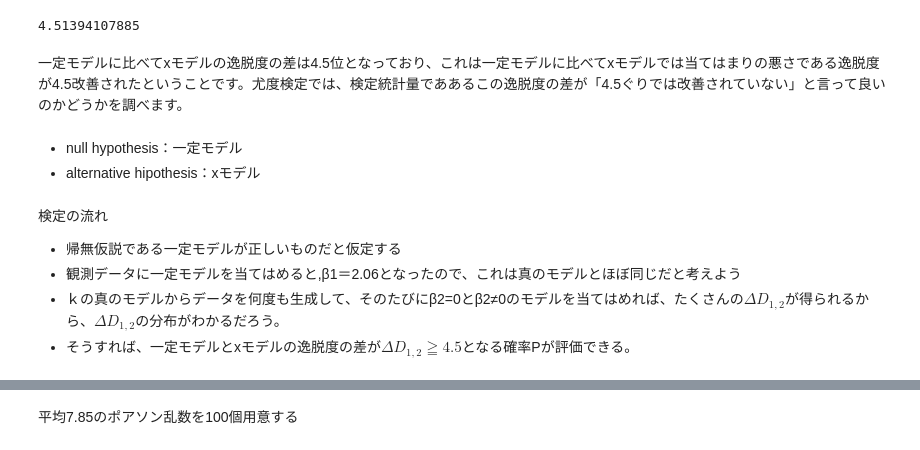
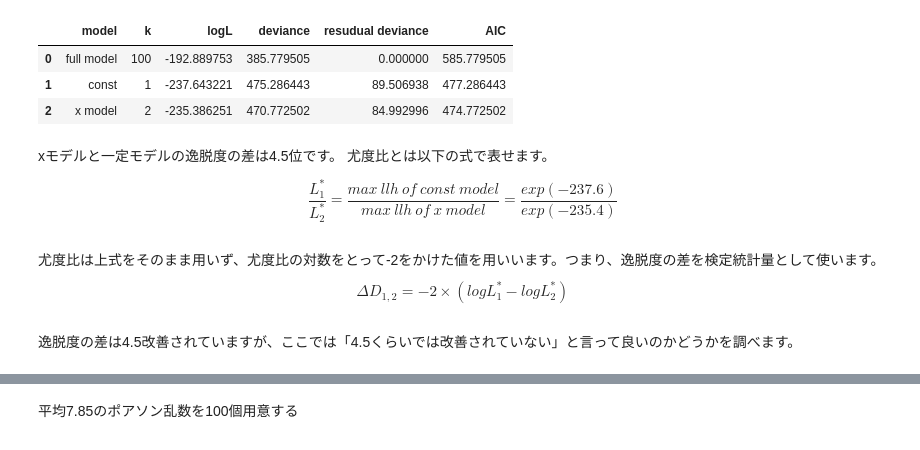
Before and after one commit to kyohei-koga/stastical_modeling_for-_data_analysis, a Jupyter notebook: 05structure_of_statistical_testing/05.ipynb, the cells around one changed output, grey strips where cells are left out. Cells and saved outputs as stored; diff of their text form; code cells hidden in the pictures.

```diff
--- a/05structure_of_statistical_testing/05.ipynb
+++ b/05structure_of_statistical_testing/05.ipynb
@@ -11,9 +42,18 @@ data['f_int'] = (data.f == 'T').astype(int)
+# %%
+#フルモデル
+llh = np.sum([stats.poisson.logpmf(data.y,data.y)])
+deviance = -2*llh
+residual_deviance = 0.0
+AIC = -2*(llh - 100)
+summary = [['full model',100,llh,deviance,residual_deviance,AIC]]
 # %%
 data.x_c = sm.add_constant(data.x)
 # %%
 #一定モデル
 model1 = sm.GLM(data.y,data.x_c['const'],family=sm.families.Poisson())
 result_1 = model1.fit()
+summary.append(['const',result_1.df_model+1,result_1.llf,-2*result_1.llf,result_1.deviance,result_1.aic])
 #xモデル
 model2 = sm.GLM(data.y,data.x_c,family=sm.families.Poisson())
 result_2 = model2.fit()
+summary.append(['x model',result_2.df_model+1,result_2.llf,-2*result_2.llf,result_2.deviance,result_2.aic])
@@ -22,16 +60,19 @@ result_2 = model2.fit()
-# %%
-deltaD = -2*(result_1.llf - result_2.llf)
-print deltaD
-# %% [output]
-4.51394107885
-# %% [markdown]
-一定モデルに比べてxモデルの逸脱度の差は4.5位となっており、これは一定モデルに比べてxモデルでは当てはまりの悪さである逸脱度が4.5改善されたということです。尤度検定では、検定統計量でああるこの逸脱度の差が「4.5ぐりでは改善されていない」と言って良いのかどうかを調べます。
-# %% [markdown]
-- null hypothesis：一定モデル
-- alternative hipothesis：xモデル
-# %% [markdown]
-検定の流れ
-- 帰無仮説である一定モデルが正しいものだと仮定する
-- 観測データに一定モデルを当てはめると,β1＝2.06となったので、これは真のモデルとほぼ同じだと考えよう
-- ｋの真のモデルからデータを何度も生成して、そのたびにβ2=0とβ2≠0のモデルを当てはめれば、たくさんの$\Delta D_{1,2}$が得られるから、$\Delta D_{1,2}$の分布がわかるだろう。
-- そうすれば、一定モデルとxモデルの逸脱度の差が$\Delta D_{1,2} \geqq 4.5$となる確率Pが評価できる。
+# %%
+summary_frame = pd.DataFrame(summary,columns=['model','k','logL','deviance','resudual deviance','AIC'])
+# %%
+summary_frame.head()
+# %% [output]
+|  | model | k | logL | deviance | resudual deviance | AIC |
+| 0 | full model | 100 | -192.889753 | 385.779505 | 0.000000 | 585.779505 |
+| 1 | const | 1 | -237.643221 | 475.286443 | 89.506938 | 477.286443 |
+| 2 | x model | 2 | -235.386251 | 470.772502 | 84.992996 | 474.772502 |
+# %% [markdown]
+xモデルと一定モデルの逸脱度の差は4.5位です。
+尤度比とは以下の式で表せます。
+
+$$\frac{L^{*}_{1}}{L^{*}_{2}} = \frac{max\ llh\ of\ const\ model}{max\ llh\ of\ x\ model} = \frac{exp(-237.6)}{exp(-235.4)}$$
+# %% [markdown]
+尤度比は上式をそのまま用いず、尤度比の対数をとって-2をかけた値を用いいます。つまり、逸脱度の差を検定統計量として使います。
+$$\Delta D_{1,2}=-2\times(logL^{*}_{1}-logL^{*}_{2})$$
+# %% [markdown]
+逸脱度の差は4.5改善されていますが、ここでは「4.5くらいでは改善されていない」と言って良いのかどうかを調べます。
```
Also changed, not shown: parts of 26 cells of this notebook, 1 other file.
